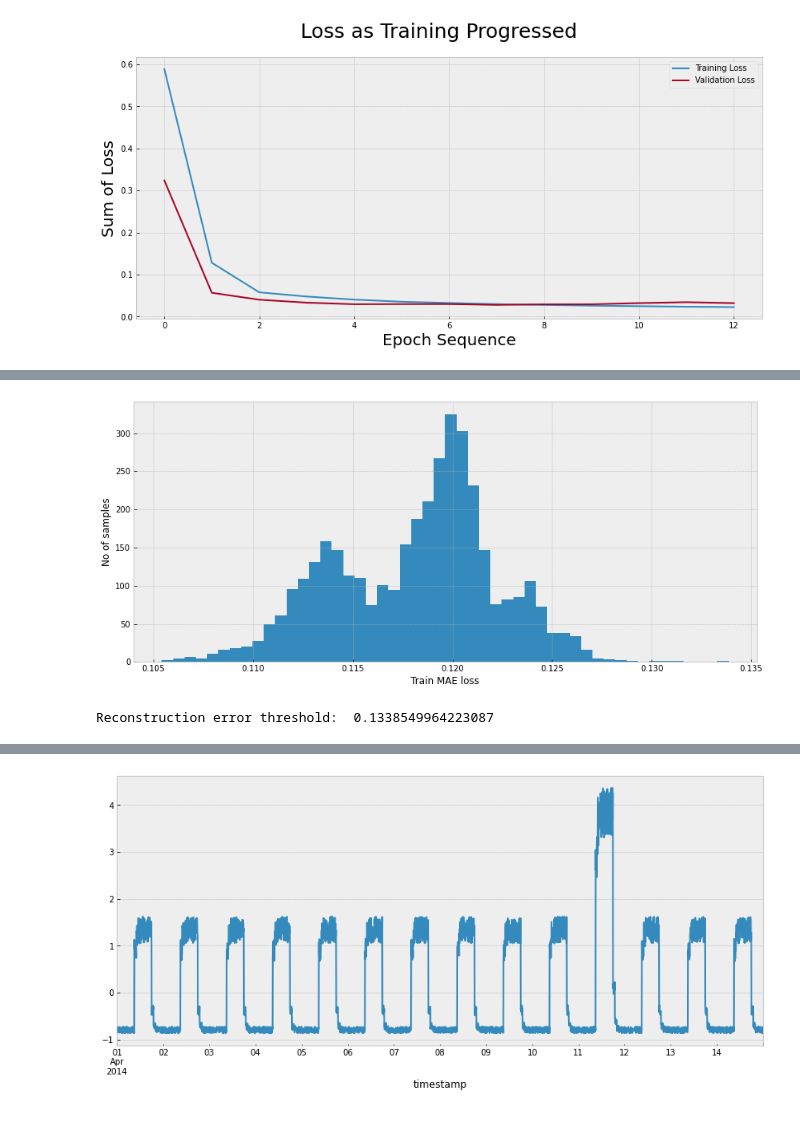
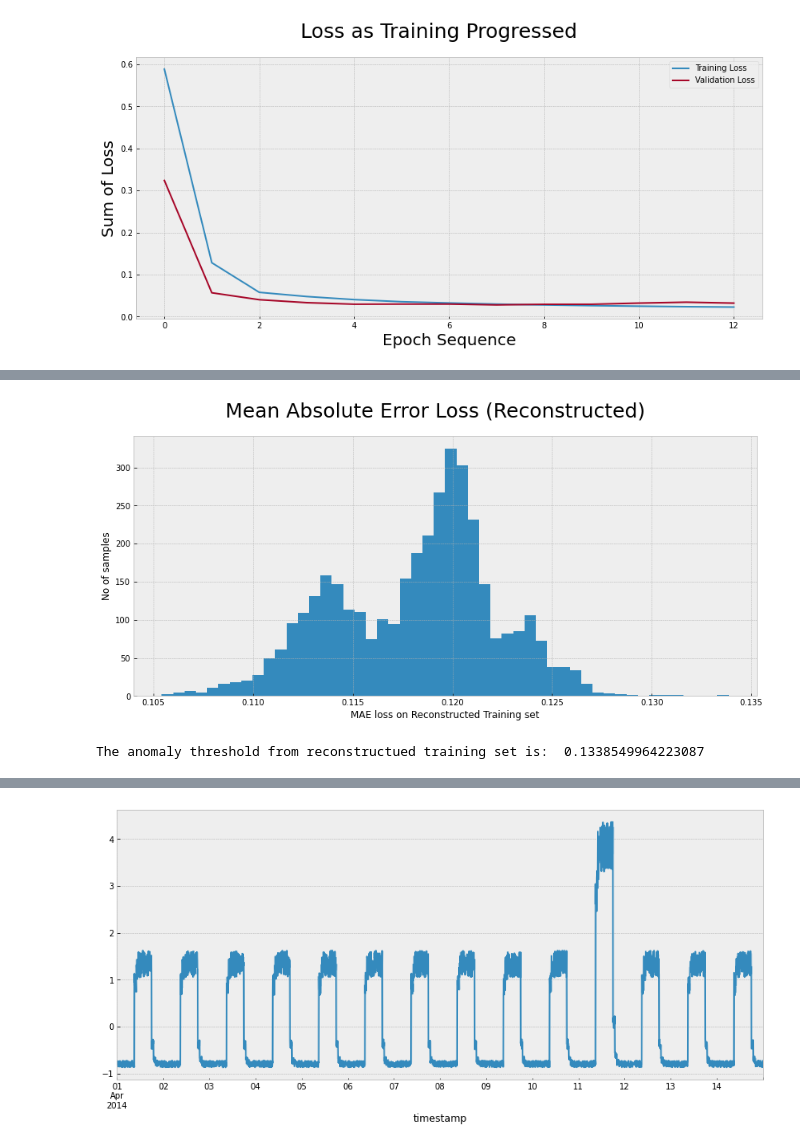
Before and after one commit to RYANCOX00/mach_stats_coursework, a Jupyter notebook: keras_time_anomaly.ipynb, the cells around one changed output, grey strips where cells are left out. Saved outputs shown, nothing was run; the diff lists cells and outputs as text; code cells hidden in the pictures.

```diff
--- a/keras_time_anomaly.ipynb
+++ b/keras_time_anomaly.ipynb
@@ -580,18 +587,24 @@ x_train_pred = model.predict(x_train)
 train_mae_loss = np.mean(np.abs(x_train_pred - x_train), axis=1)
 # %%
-#
+# Plotting the MAE loss/ costs.
 fig, ax = plt.subplots(figsize=(14,6))
-#
+
+# Creating a histogram to demonstrate frequency of loss.
 ax.hist(train_mae_loss, bins=50)
-#
-ax.set_xlabel("Train MAE loss")
-#
-ax.set_ylabel("No of samples");
+
+# Setting x label.
+ax.set_xlabel("MAE loss on Reconstructed Training set")
+
+# Seting y label.
+ax.set_ylabel("No of samples")
+
+# Setting title.
+fig.suptitle('Mean Absolute Error Loss (Reconstructed)', fontsize=25);
 # %% [output]
-[figure, old version]
+[figure, new version]
 # %%
-# Get reconstruction loss threshold.
+# Getting the maximum loss i.e. threshold.
 threshold = np.max(train_mae_loss)
-print("Reconstruction error threshold: ", threshold)
+print("The anomaly threshold from reconstructued training set is: ", threshold)
 # %% [output]
-Reconstruction error threshold:  0.1338549964223087
+The anomaly threshold from reconstructued training set is:  0.1338549964223087
```
Also changed, not shown: parts of 15 cells of this notebook.
